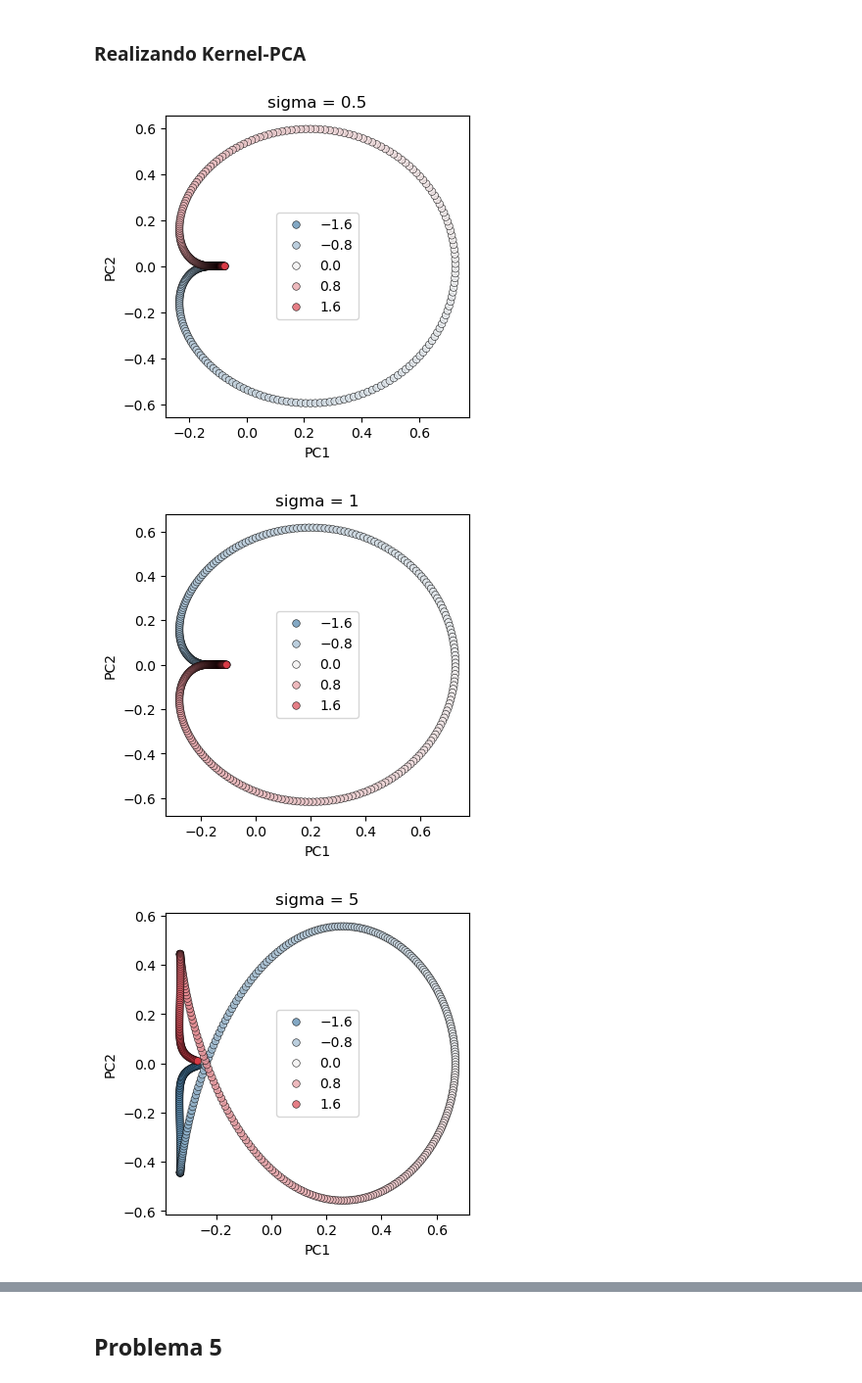
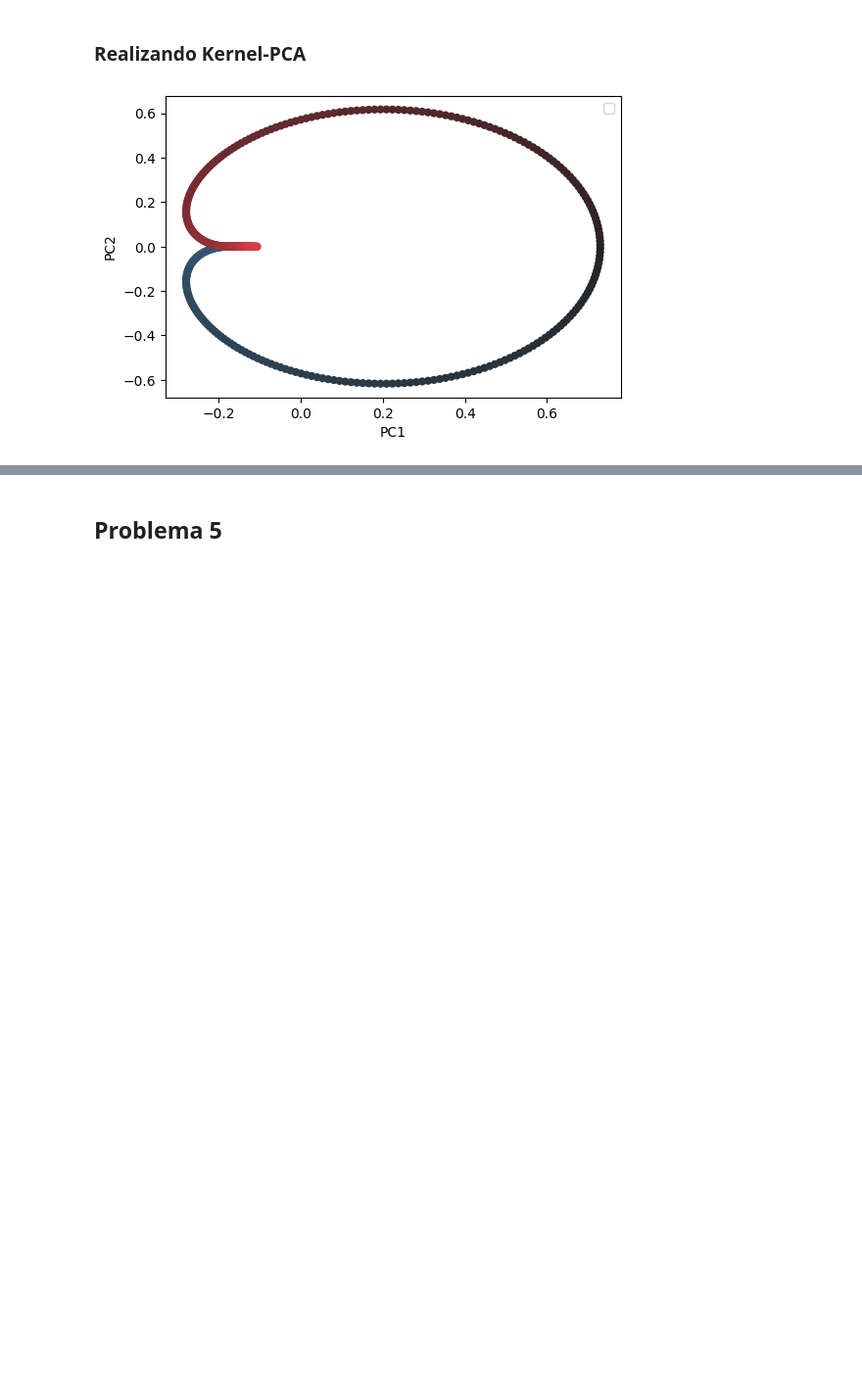
Before and after one commit to Gustavo-HA/MCE-Segundo_Semestre, a Jupyter notebook: Ciencia de Datos/Tareas/Tarea2/Tarea2.ipynb, the cells around one changed output, grey strips where cells are left out. Shown at 98% size. Cells and saved outputs as stored; diff of their text form; code cells hidden in the pictures; blank space fills up the shorter version.

```diff
--- a/Ciencia de Datos/Tareas/Tarea2/Tarea2.ipynb
+++ b/Ciencia de Datos/Tareas/Tarea2/Tarea2.ipynb
@@ -193,5 +342,5 @@ spiral_points -= np.mean(spiral_points, axis=0)
 # %%
-cmap = sns.diverging_palette(240, 10, as_cmap=True)
+cmap = sns.diverging_palette(240, 10, as_cmap=True, center="dark")
 norm = mcolors.TwoSlopeNorm(vmin=z.min(), vcenter=0, vmax=z.max())
 
 fig = plt.figure(figsize=(8, 6))
@@ -215,20 +363,18 @@ plt.savefig("p4_2d.pdf", format="pdf", bbox_inches="tight")
 # %% [markdown]
 ### Realizando Kernel-PCA
 # %%
-sigmas = [0.5,1,5,10,30]
+sigmas = [1]
 ncomp = 0
 
 for sigma in sigmas:
     kpca = KernelPCA(n_components=3, kernel="rbf", gamma=1/sigma).fit(spiral_points)
     kpca_data = kpca.transform(spiral_points)
-    plt.figure(figsize=(4,4))
+    plt.figure(figsize=(6,4))
     sns.scatterplot(x = kpca_data[:,0], y = kpca_data[:,1], hue = z, palette=cmap, hue_norm=norm,
-                edgecolor="black", s=30, alpha=0.8)
-    plt.title(f"sigma = {sigma}")
+                edgecolor="none", s=35, alpha=1)
+    plt.legend("")
     plt.xlabel("PC1")
     plt.ylabel("PC2")
-    plt.show()
+    plt.savefig(f"p4_sigma{sigma}.pdf", format="pdf", bbox_inches="tight")
 # %% [output]
-[figure, old version]
+[figure, new version]
-[figure, removed]
-[figure, removed]
```
Also changed, not shown: parts of 53 cells of this notebook, 1 other file.
